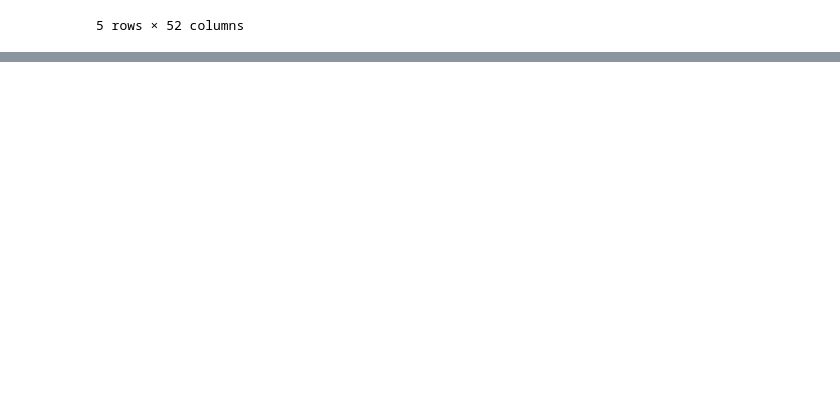
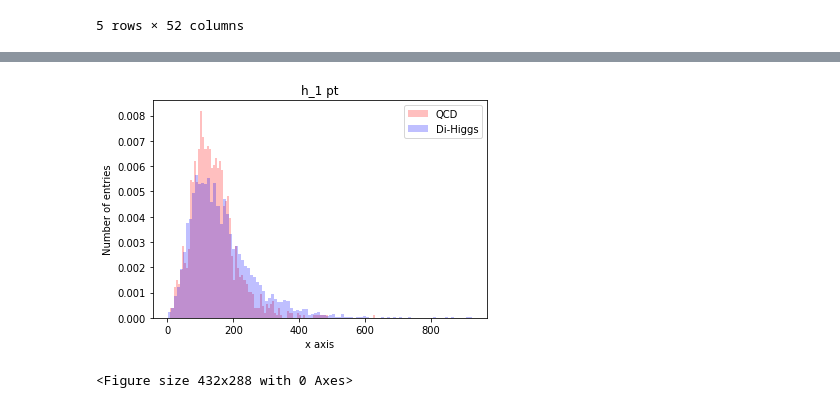
Before and after one commit to neu-physics/dihiggsMLProject, a Jupyter notebook: higgsReconstruction/EventPlotting/plotting.ipynb, the cells around one changed output, grey strips where cells are left out. Saved outputs shown, nothing was run; the diff lists cells and outputs as text; code cells hidden in the pictures; blank space fills up the shorter version.

```diff
--- a/higgsReconstruction/EventPlotting/plotting.ipynb
+++ b/higgsReconstruction/EventPlotting/plotting.ipynb
@@ -164,0 +179,19 @@ WE GOT IT BABEY
+# %%
+##############################################################
+##                 NORMED H1 PT PER EVENT                 ##
+##############################################################
+
+plt.hist(qcd.h1_pt, color="red", density=1, bins=100, alpha=.25, label="QCD")
+plt.hist(hh.h1_pt, color="blue", density=1, bins=100, alpha=.25, label="Di-Higgs")
+
+# Make the plot nicer.
+plt.title("h_1 pt")
+plt.xlabel(r'x axis')
+plt.ylabel(r'Number of entries')
+plt.legend(loc='best')
+
+plt.show()
+plt.clf()
+# %% [output]
+[figure, added]
+<Figure size 432x288 with 0 Axes>
```
Also changed, not shown: parts of 26 cells of this notebook.
